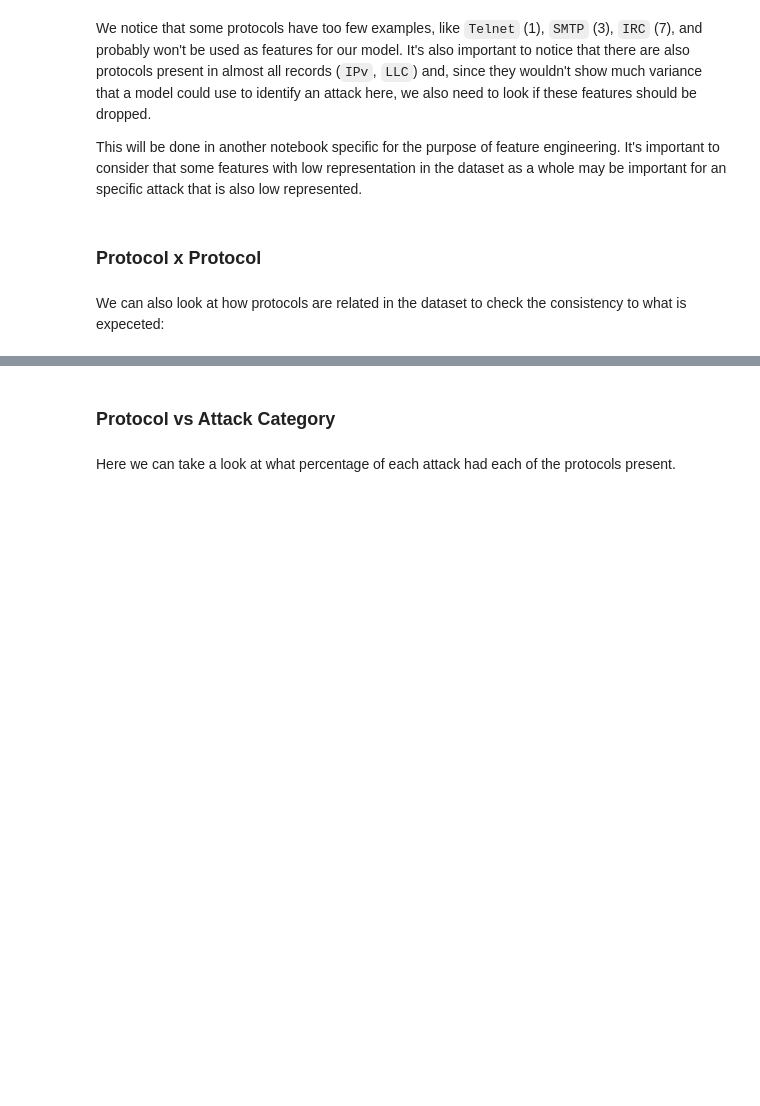
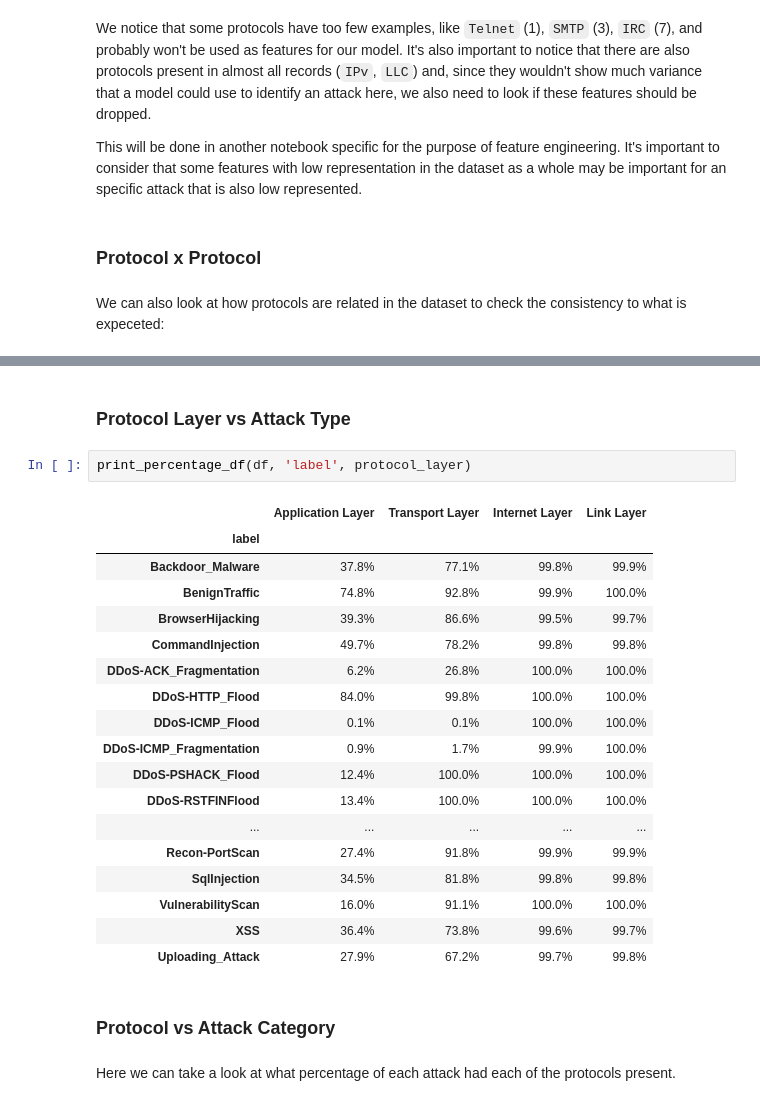
Before and after one commit to inaciobr/Multi-Stage-IoT-Intrusion-Detection, a Jupyter notebook: notebooks/1 - EDA.ipynb, the cells around one changed output, grey strips where cells are left out. Cells and saved outputs as stored; diff of their text form; blank space fills up the shorter version.

```diff
--- a/notebooks/1 - EDA.ipynb
+++ b/notebooks/1 - EDA.ipynb
@@ -326,3 +357,26 @@ Link Layer: 46.7M (100.0%) have at least 1 protocol, and 0.0 (0.0%) have 2 or mo
+# %% [markdown]
+### Protocol Layer vs Attack Type
+# %%
+print_percentage_df(df, 'label', protocol_layer)
+# %% [output]
+|  | Application Layer | Transport Layer | Internet Layer | Link Layer |
+| label |  |  |  |  |
+| Backdoor_Malware | 37.8% | 77.1% | 99.8% | 99.9% |
+| BenignTraffic | 74.8% | 92.8% | 99.9% | 100.0% |
+| BrowserHijacking | 39.3% | 86.6% | 99.5% | 99.7% |
+| CommandInjection | 49.7% | 78.2% | 99.8% | 99.8% |
+| DDoS-ACK_Fragmentation | 6.2% | 26.8% | 100.0% | 100.0% |
+| DDoS-HTTP_Flood | 84.0% | 99.8% | 100.0% | 100.0% |
+| DDoS-ICMP_Flood | 0.1% | 0.1% | 100.0% | 100.0% |
+| DDoS-ICMP_Fragmentation | 0.9% | 1.7% | 99.9% | 100.0% |
+| DDoS-PSHACK_Flood | 12.4% | 100.0% | 100.0% | 100.0% |
+| DDoS-RSTFINFlood | 13.4% | 100.0% | 100.0% | 100.0% |
+| ... | ... | ... | ... | ... |
+| Recon-PortScan | 27.4% | 91.8% | 99.9% | 99.9% |
+| SqlInjection | 34.5% | 81.8% | 99.8% | 99.8% |
+| VulnerabilityScan | 16.0% | 91.1% | 100.0% | 100.0% |
+| XSS | 36.4% | 73.8% | 99.6% | 99.7% |
+| Uploading_Attack | 27.9% | 67.2% | 99.7% | 99.8% |
 # %% [markdown]
 ### Protocol vs Attack Category
 # %% [markdown]
```
Also changed, not shown: parts of 18 cells of this notebook, 1 other file.
